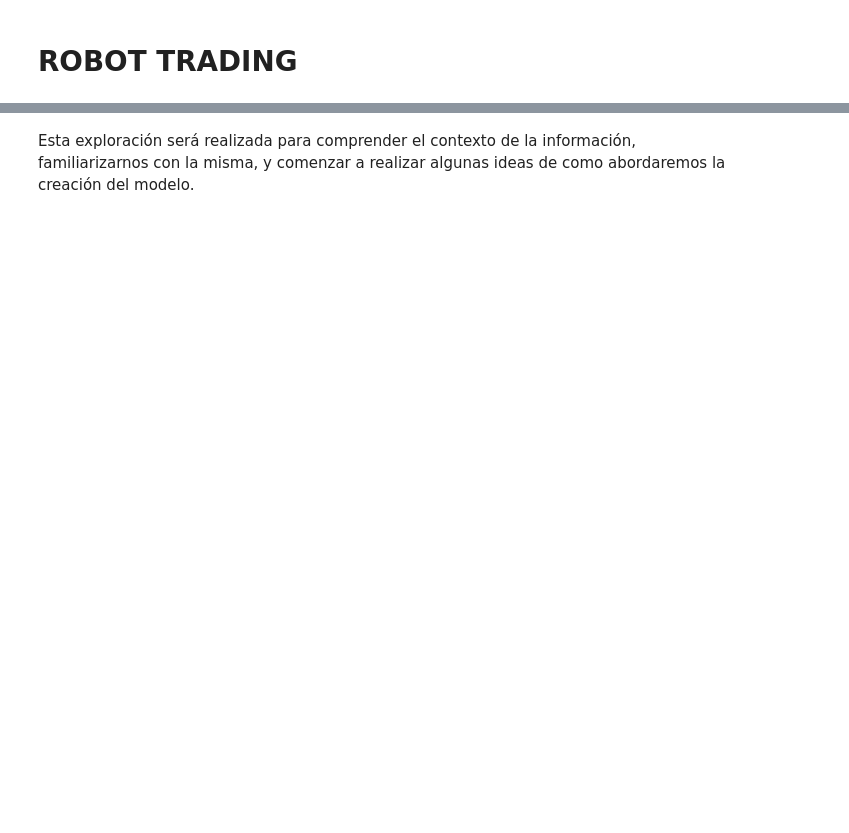
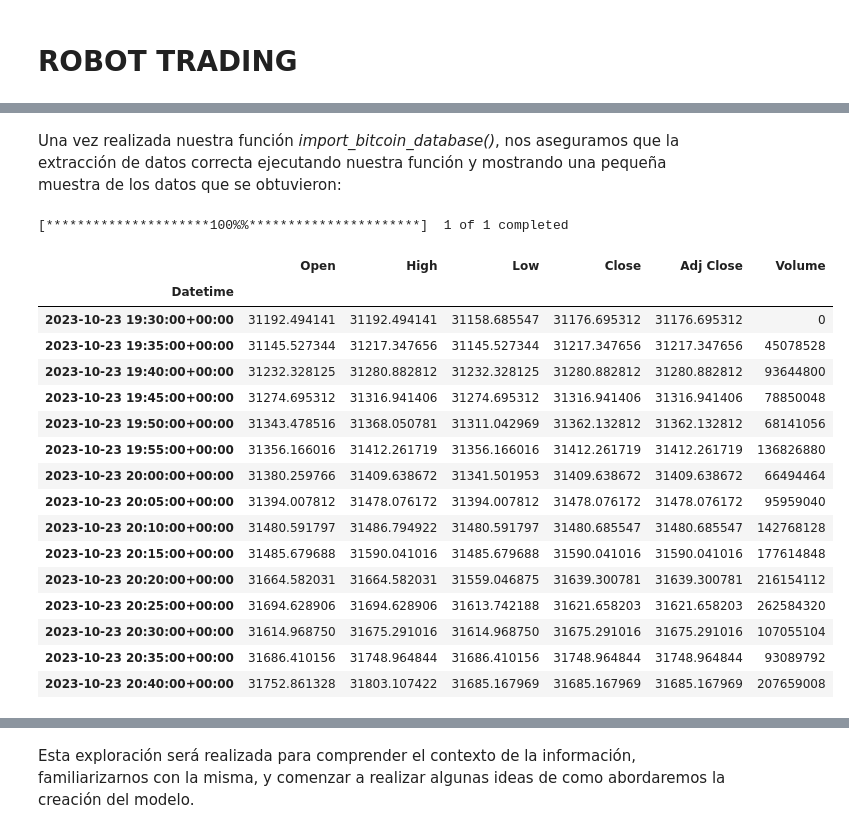
Before and after one commit to Valamca/Robot_Trading, a Jupyter notebook: Robot_trading.ipynb, the cells around one changed output, grey strips where cells are left out. Drawn from its saved outputs; the diff is of its cells as text; code cells hidden in the pictures; blank space fills up the shorter version.

```diff
--- a/Robot_trading.ipynb
+++ b/Robot_trading.ipynb
@@ -142,0 +60,27 @@ Alta
+# %% [markdown]
+Una vez realizada nuestra función *import_bitcoin_database()*, nos aseguramos que la extracción de datos correcta ejecutando nuestra función y mostrando una pequeña muestra de los datos que se obtuvieron:
+# %%
+# Ejecución de función.
+import_bitcoin_database()
+
+# Ejecutamos una muestra de 15 datos para ver cómo se distribuyen los datos obtenidos.
+df_bitcoin.head(15)
+# %% [output]
+[*********************100%%**********************]  1 of 1 completed
+|  | Open | High | Low | Close | Adj Close | Volume |
+| Datetime |  |  |  |  |  |  |
+| 2023-10-23 19:30:00+00:00 | 31192.494141 | 31192.494141 | 31158.685547 | 31176.695312 | 31176.695312 | 0 |
+| 2023-10-23 19:35:00+00:00 | 31145.527344 | 31217.347656 | 31145.527344 | 31217.347656 | 31217.347656 | 45078528 |
+| 2023-10-23 19:40:00+00:00 | 31232.328125 | 31280.882812 | 31232.328125 | 31280.882812 | 31280.882812 | 93644800 |
+| 2023-10-23 19:45:00+00:00 | 31274.695312 | 31316.941406 | 31274.695312 | 31316.941406 | 31316.941406 | 78850048 |
+| 2023-10-23 19:50:00+00:00 | 31343.478516 | 31368.050781 | 31311.042969 | 31362.132812 | 31362.132812 | 68141056 |
+| 2023-10-23 19:55:00+00:00 | 31356.166016 | 31412.261719 | 31356.166016 | 31412.261719 | 31412.261719 | 136826880 |
+| 2023-10-23 20:00:00+00:00 | 31380.259766 | 31409.638672 | 31341.501953 | 31409.638672 | 31409.638672 | 66494464 |
+| 2023-10-23 20:05:00+00:00 | 31394.007812 | 31478.076172 | 31394.007812 | 31478.076172 | 31478.076172 | 95959040 |
+| 2023-10-23 20:10:00+00:00 | 31480.591797 | 31486.794922 | 31480.591797 | 31480.685547 | 31480.685547 | 142768128 |
+| 2023-10-23 20:15:00+00:00 | 31485.679688 | 31590.041016 | 31485.679688 | 31590.041016 | 31590.041016 | 177614848 |
+| 2023-10-23 20:20:00+00:00 | 31664.582031 | 31664.582031 | 31559.046875 | 31639.300781 | 31639.300781 | 216154112 |
+| 2023-10-23 20:25:00+00:00 | 31694.628906 | 31694.628906 | 31613.742188 | 31621.658203 | 31621.658203 | 262584320 |
+| 2023-10-23 20:30:00+00:00 | 31614.968750 | 31675.291016 | 31614.968750 | 31675.291016 | 31675.291016 | 107055104 |
+| 2023-10-23 20:35:00+00:00 | 31686.410156 | 31748.964844 | 31686.410156 | 31748.964844 | 31748.964844 | 93089792 |
+| 2023-10-23 20:40:00+00:00 | 31752.861328 | 31803.107422 | 31685.167969 | 31685.167969 | 31685.167969 | 207659008 |
```
Also changed, not shown: parts of 78 cells of this notebook.
